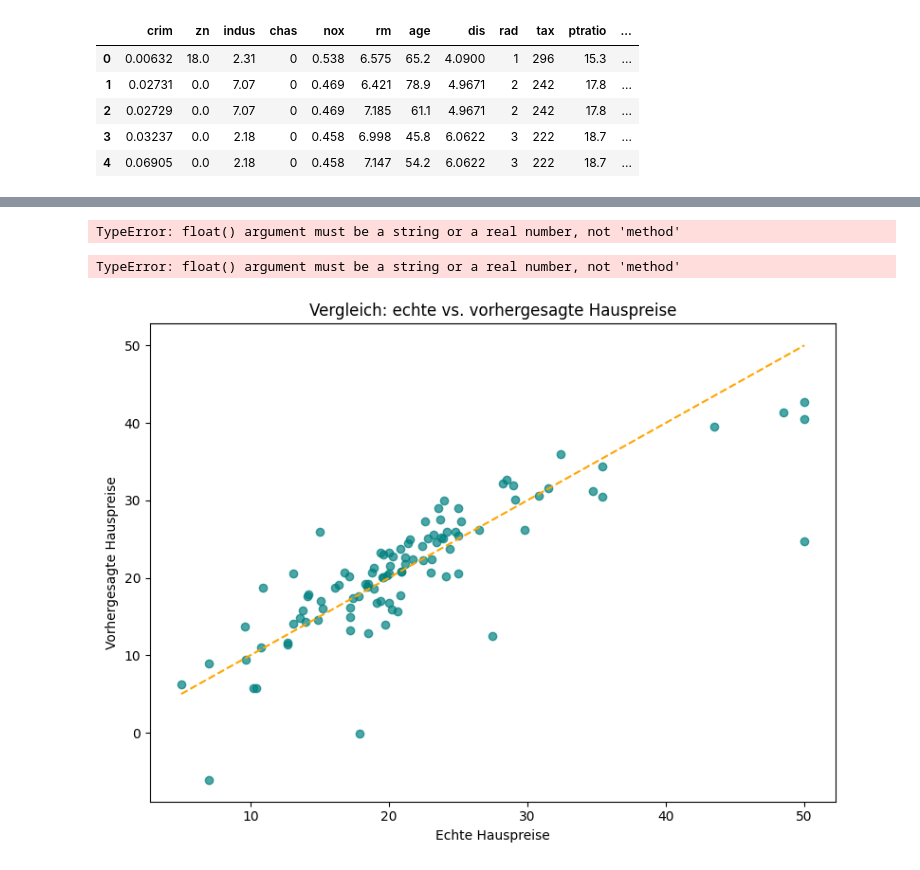
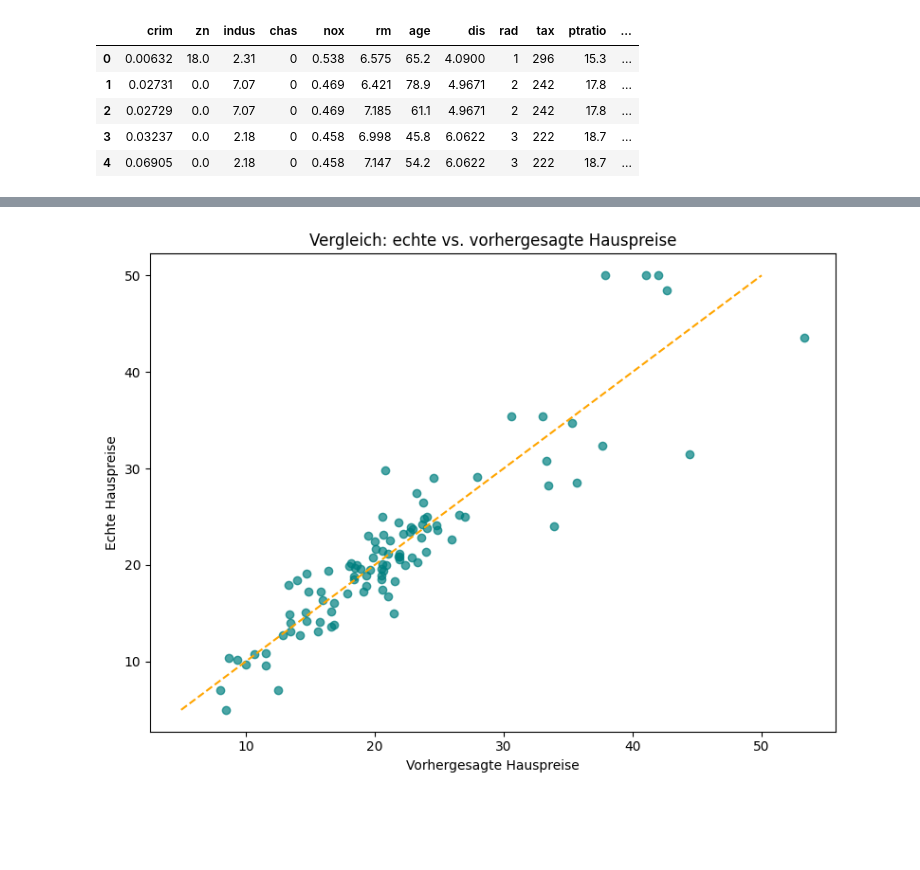
Before and after one commit to RonaldCrack10/Boston_House_Pricing_dataset, a Jupyter notebook: Regression Boston Housing.ipynb, the cells around one changed output, grey strips where cells are left out. Drawn from its saved outputs; the diff is of its cells as text; code cells hidden in the pictures; blank space fills up the shorter version.

```diff
--- a/Regression Boston Housing.ipynb
+++ b/Regression Boston Housing.ipynb
@@ -93,5 +97,0 @@ df['rm'] = df['rm'].fillna(df['rm'].mean)
-# %%
-# mean_zn = df['zn'].mean
-# df['zn'] = df['zn'].replace(0, mean_zn)
-# mean_zn = df['zn'].mean()
-df['zn'] = df['zn'].fillna(df['zn'].mean())
@@ -103,34 +122,30 @@ sns.histplot(df)
+# %%
+to_drop = ['crim', 'zn', 'chas', 'rad', 'tax','rm']
+df = df.drop(to_drop, axis = 1)
 # %%
-X = df.drop('medv',axis=1)#feature  doppelte eckige klammern geben einen 2D Dataframe zurück. einzelne Dataframe geben 1D pd Series zurück
+X = df.drop('medv',axis=1)
 
-y = df['medv'] #zielvariable  kontinuerlich
+y = df['medv']
 
 X_train, X_test, y_train, y_test = train_test_split(X, y, test_size= 0.2, random_state= 42)
-scal = StandardScaler()
-
-X_train = scal.fit_transform(X_train)
-# X_test = scal.transform(X_test)
+scaler = StandardScaler()
+X_train_scaled = scaler.fit_transform(X_train)
+X_test_scaled = scaler.transform(X_test)
-# %% [output]
-TypeError: float() argument must be a string or a real number, not 'method'
 # %%
 
 
-model = LinearRegression()
-model.fit(X_train, y_train)
-
-
-# y_pred = model.predict(X_test)
+model =GradientBoostingRegressor()
+model.fit(X_train_scaled, y_train)
+y_pred = model.predict(X_test_scaled)
-# %% [output]
-TypeError: float() argument must be a string or a real number, not 'method'
 # %%
 plt.figure(figsize=(8, 6))
-plt.scatter(y_test, y_pred, alpha=0.7, color='teal')
+plt.scatter(y_pred, y_test, alpha=0.7, color='teal')
 plt.plot([y_test.min(), y_test.max()], [y_test.min(), y_test.max()], color='orange', linestyle='--')
-plt.xlabel("Echte Hauspreise")
-plt.ylabel("Vorhergesagte Hauspreise")
+plt.ylabel("Echte Hauspreise")
+plt.xlabel("Vorhergesagte Hauspreise")
 plt.title("Vergleich: echte vs. vorhergesagte Hauspreise")
 plt.grid(False)
 plt.tight_layout()
 plt.show()
 # %% [output]
-[figure, old version]
+[figure, new version]
```
Also changed, not shown: parts of 13 cells of this notebook.
